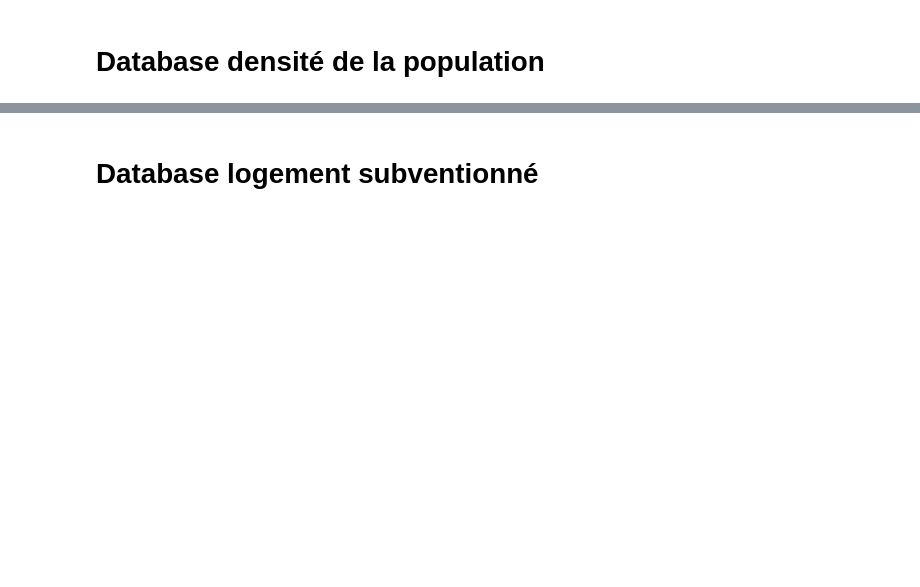
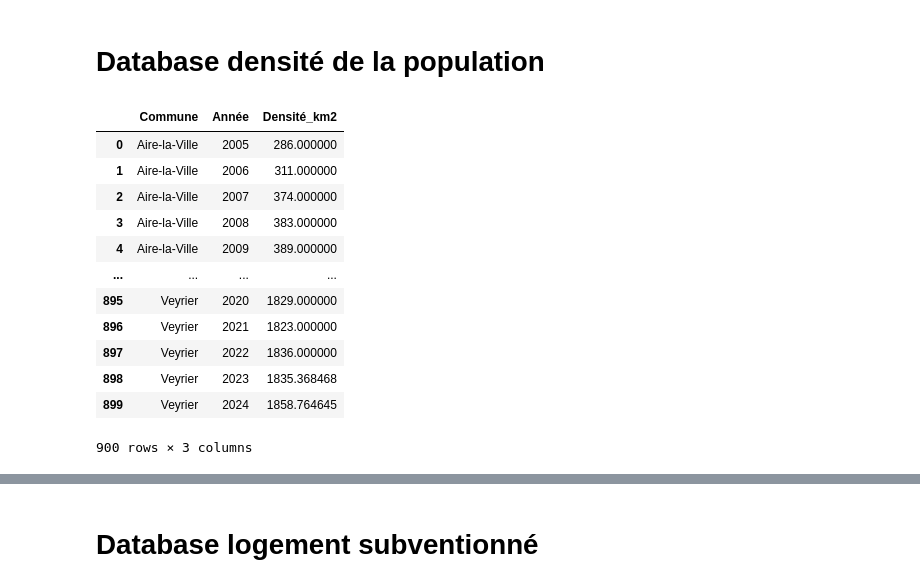
Before and after one commit to agbossoukoakou/CommunesDurableGeneve, a Jupyter notebook: Data_preparation/Test_creation_database.ipynb, the cells around one changed output, grey strips where cells are left out. Drawn from its saved outputs; the diff is of its cells as text; code cells hidden in the pictures; blank space fills up the shorter version.

```diff
--- a/Data_preparation/Test_creation_database.ipynb
+++ b/Data_preparation/Test_creation_database.ipynb
@@ -68,12 +99,25 @@ Data_dechets_final.to_csv("donnees_dechet_par_habitant.csv")
 # %%
 Data_densite = pd.read_excel("densité_de_la_population.xls")
 
 Data_densite_reviewed = Data_densite.melt(id_vars=[Data_densite.columns[0]],var_name="Année", value_name="Densité_km2")
 Data_densite_reviewed
 Data_densite_reviewed.rename(columns={Data_densite.columns[0]: "Commune"}, inplace=True)
 
 Data_densite_reviewed = Data_densite_reviewed.sort_values(by=["Commune", "Année"])
 
 Data_densite_reviewed = Data_densite_reviewed .reset_index(drop=True)
 Data_densite_reviewed
-Data_densite_reviewed.to_csv("donnée_densité_population.csv")
+# %% [output]
+|  | Commune | Année | Densité_km2 |
+| 0 | Aire-la-Ville | 2005 | 286.000000 |
+| 1 | Aire-la-Ville | 2006 | 311.000000 |
+| 2 | Aire-la-Ville | 2007 | 374.000000 |
+| 3 | Aire-la-Ville | 2008 | 383.000000 |
+| 4 | Aire-la-Ville | 2009 | 389.000000 |
+| ... | ... | ... | ... |
+| 895 | Veyrier | 2020 | 1829.000000 |
+| 896 | Veyrier | 2021 | 1823.000000 |
+| 897 | Veyrier | 2022 | 1836.000000 |
+| 898 | Veyrier | 2023 | 1835.368468 |
+| 899 | Veyrier | 2024 | 1858.764645 |
+900 rows × 3 columns
```
Also changed, not shown: parts of 7 cells of this notebook, 3 other files.
